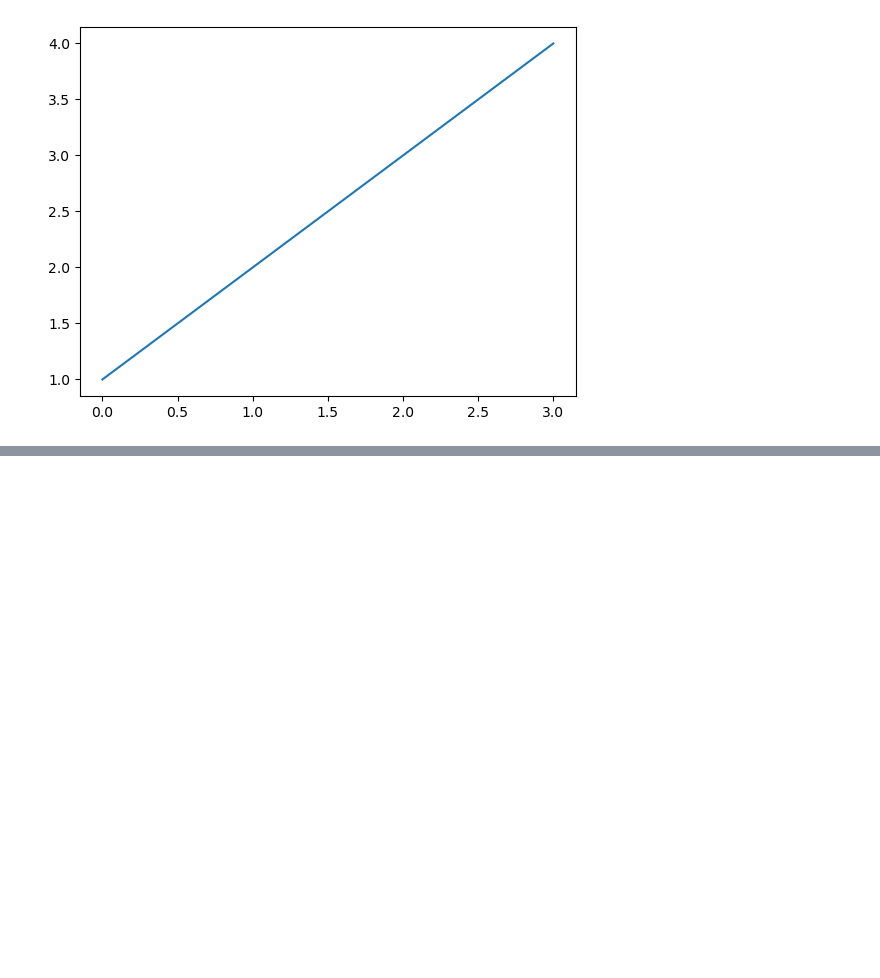
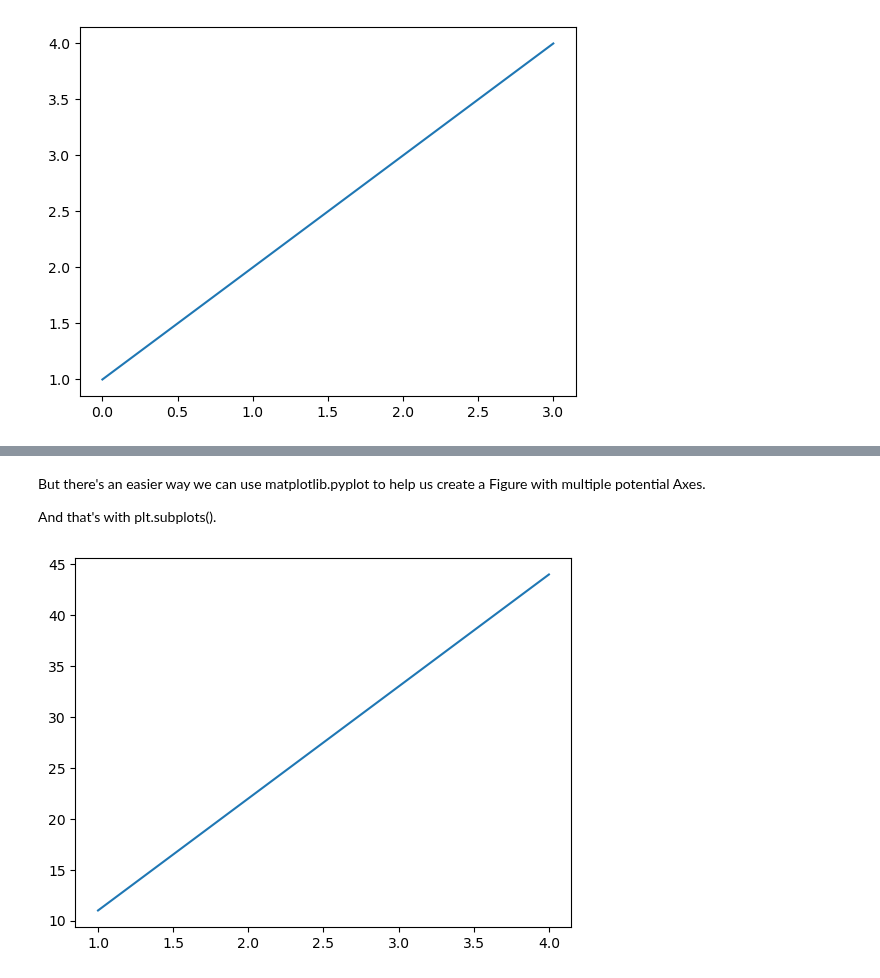
Before and after one commit to abdelaziz-lounes/simple_project, a Jupyter notebook: introduction to matplotLib.ipynb, the cells around one changed output, grey strips where cells are left out. Drawn from its saved outputs; the diff is of its cells as text; code cells hidden in the pictures; blank space fills up the shorter version.

```diff
--- a/introduction to matplotLib.ipynb
+++ b/introduction to matplotLib.ipynb
@@ -55,0 +83,12 @@ plt.plot([1, 2, 3, 4]);
+# %% [markdown]
+
+
+But there's an easier way we can use matplotlib.pyplot to help us create a Figure with multiple potential Axes.
+
+And that's with plt.subplots().
+# %%
+# create a figure and multiple potential Axe and add some data
+fig, ax = plt.subplots()
+ax.plot(x,y);
+# %% [output]
+[figure, added]
```
Also changed, not shown: parts of 4 cells of this notebook.
